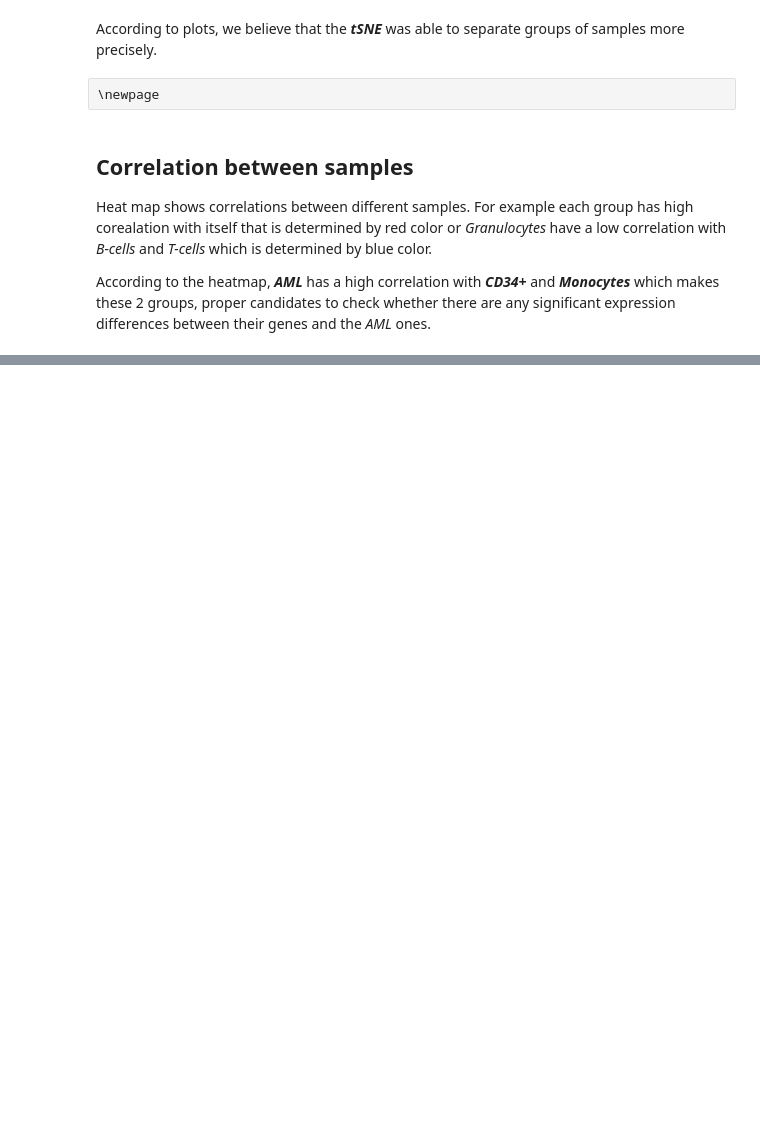
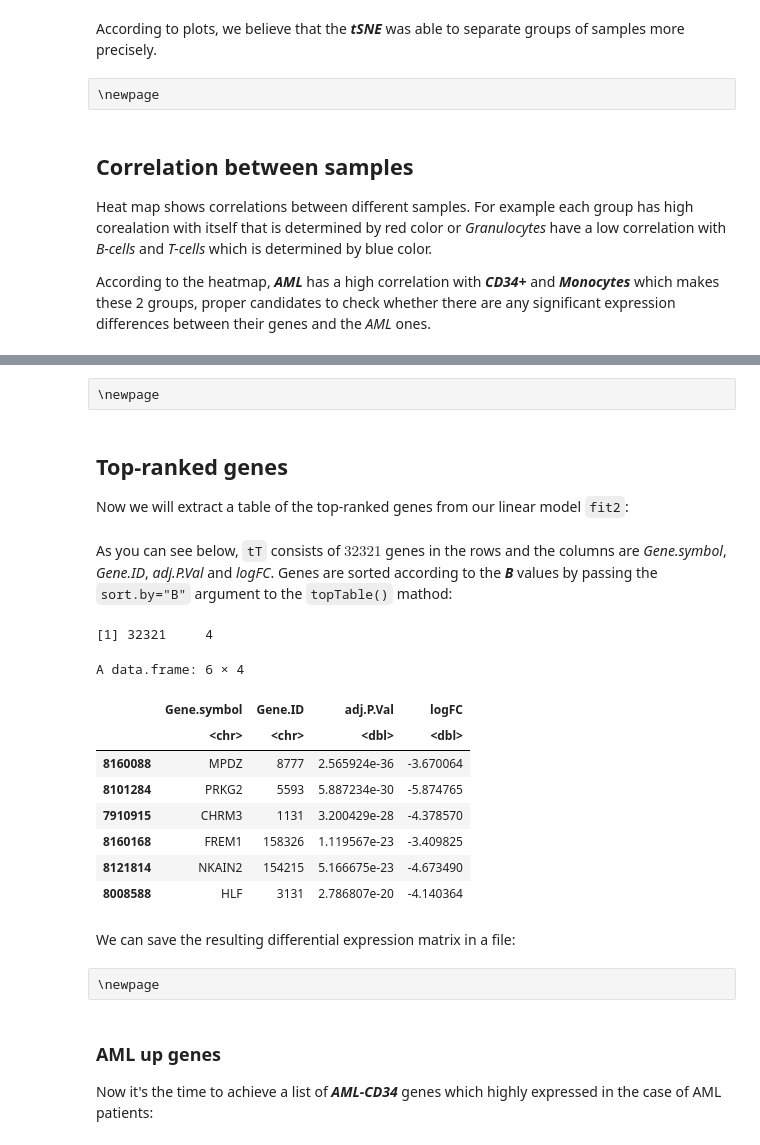
Before and after one commit to drippypale/microarray-aml, a Jupyter notebook: Src/notebook.ipynb, the cells around one changed output, grey strips where cells are left out. Drawn from its saved outputs; the diff is of its cells as text; code cells hidden in the pictures; blank space fills up the shorter version.

```diff
--- a/Src/notebook.ipynb
+++ b/Src/notebook.ipynb
@@ -402,0 +377,5 @@ ggplot(mds_df, aes(X1,X2, color = Group)) + geom_point() + theme_dark()
+# %% [raw]
+\newpage
+# %% [markdown]
+## Top-ranked genes
+Now we will extract a table of the top-ranked genes from our linear model `fit2`:
@@ -402,0 +385,18 @@ ggplot(mds_df, aes(X1,X2, color = Group)) + geom_point() + theme_dark()
+# %% [markdown]
+As you can see below, `tT` consists of $32321$ genes in the rows and the columns are *Gene.symbol*, *Gene.ID*, *adj.P.Val* and *logFC*. Genes are sorted according to the ***B*** values by passing the `sort.by="B"` argument to the `topTable()` mathod:
+# %%
+print(dim(tT))
+head(tT)
+# %% [output]
+[1] 32321     4
+A data.frame: 6 × 4
+|  | Gene.symbol | Gene.ID | adj.P.Val | logFC |
+|  | <chr> | <chr> | <dbl> | <dbl> |
+| 8160088 | MPDZ | 8777 | 2.565924e-36 | -3.670064 |
+| 8101284 | PRKG2 | 5593 | 5.887234e-30 | -5.874765 |
+| 7910915 | CHRM3 | 1131 | 3.200429e-28 | -4.378570 |
+| 8160168 | FREM1 | 158326 | 1.119567e-23 | -3.409825 |
+| 8121814 | NKAIN2 | 154215 | 5.166675e-23 | -4.673490 |
+| 8008588 | HLF | 3131 | 2.786807e-20 | -4.140364 |
+# %% [markdown]
+We can save the resulting differential expression matrix in a file:
@@ -402,0 +409,5 @@ ggplot(mds_df, aes(X1,X2, color = Group)) + geom_point() + theme_dark()
+# %% [raw]
+\newpage
+# %% [markdown]
+### AML up genes
+Now it's the time to achieve a list of ***AML-CD34*** genes which highly expressed in the case of AML patients:
```
Also changed, not shown: parts of 54 cells of this notebook, 12 other files.
